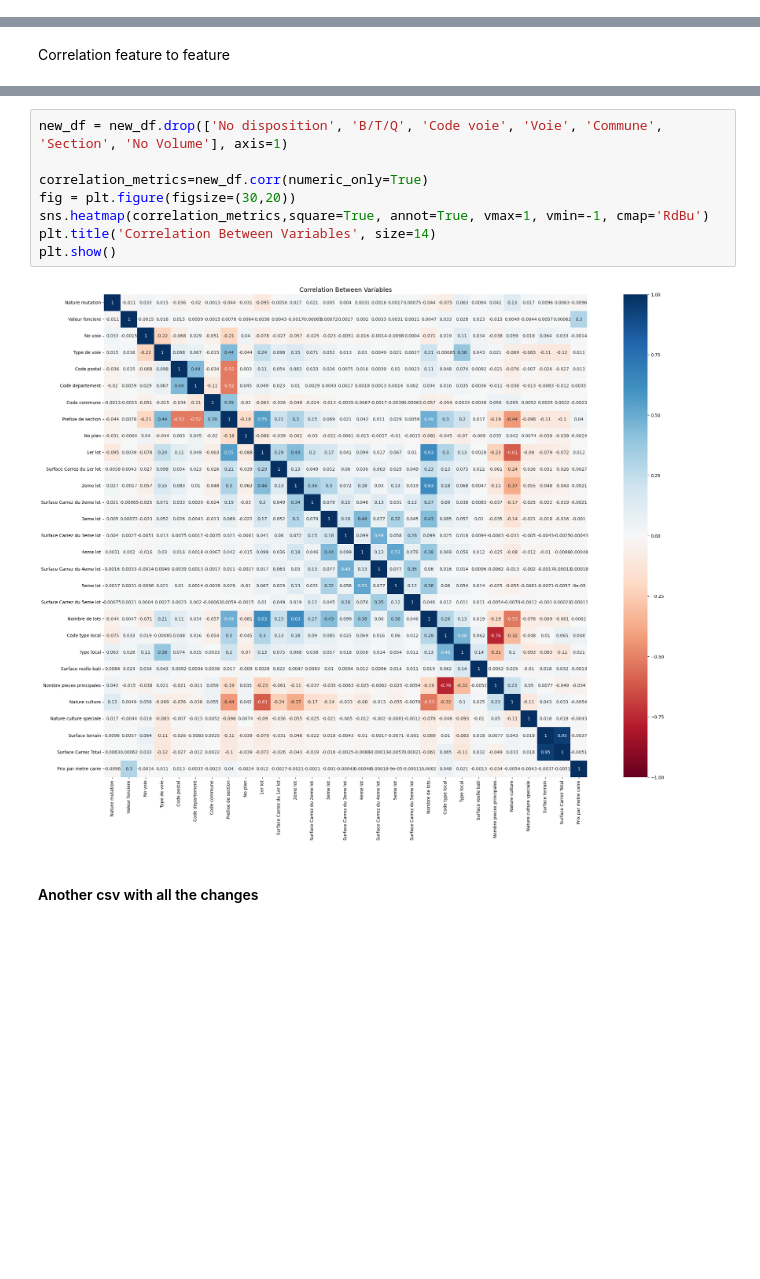
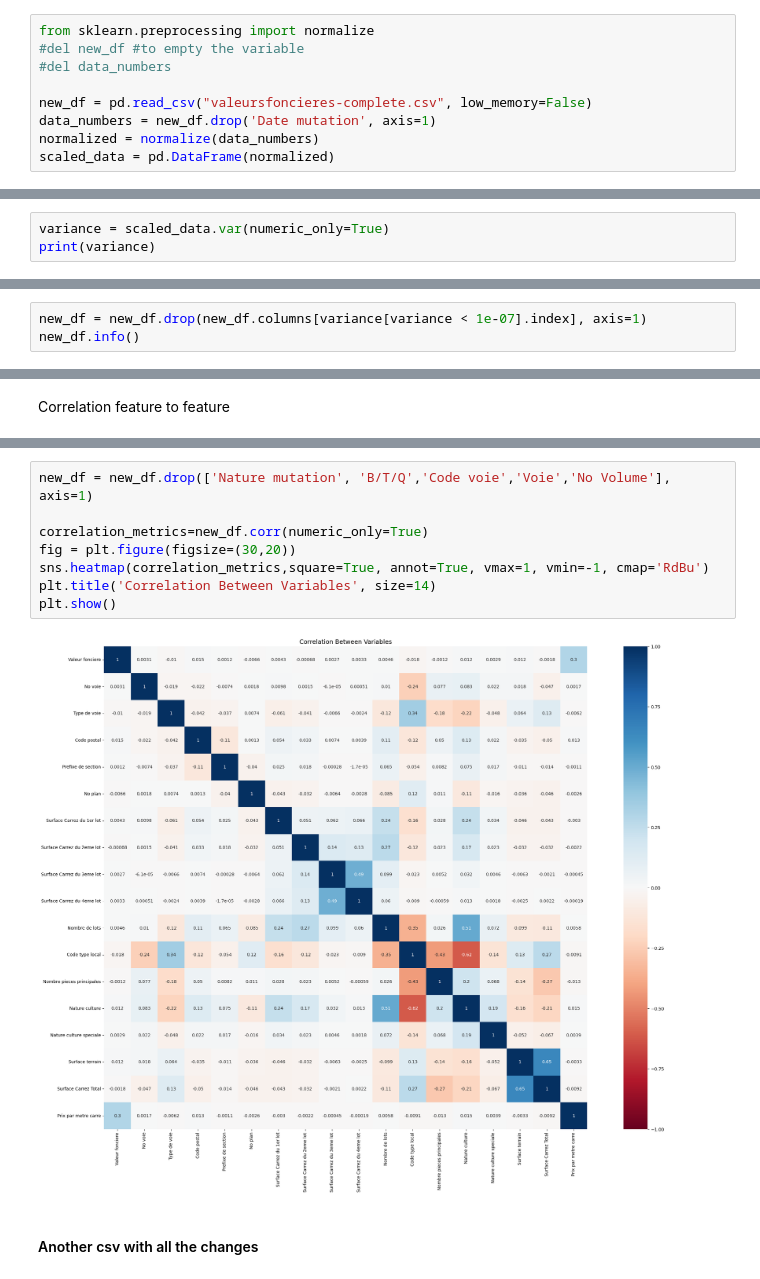
Before and after one commit to Siropteur/Mini_Project_DataScience, a Jupyter notebook: Main.ipynb, the cells around one changed output, grey strips where cells are left out. Cells and saved outputs as stored; diff of their text form; blank space fills up the shorter version.

```diff
--- a/Main.ipynb
+++ b/Main.ipynb
@@ -236,0 +321,9 @@ See the caveats in the documentation: https://pandas.pydata.org/pandas-docs/stab
+# %%
+from sklearn.preprocessing import normalize
+#del new_df #to empty the variable
+#del data_numbers
+
+new_df = pd.read_csv("valeursfoncieres-complete.csv", low_memory=False)
+data_numbers = new_df.drop('Date mutation', axis=1)
+normalized = normalize(data_numbers)
+scaled_data = pd.DataFrame(normalized)
@@ -236,0 +332,3 @@ See the caveats in the documentation: https://pandas.pydata.org/pandas-docs/stab
+# %%
+variance = scaled_data.var(numeric_only=True)
+print(variance)
@@ -236,0 +355,3 @@ See the caveats in the documentation: https://pandas.pydata.org/pandas-docs/stab
+# %%
+new_df = new_df.drop(new_df.columns[variance[variance < 1e-07].index], axis=1)
+new_df.info()
@@ -249,13 +403,13 @@ plt.show()
 # %%
-new_df = new_df.drop(['No disposition', 'B/T/Q', 'Code voie', 'Voie', 'Commune', 'Section', 'No Volume'], axis=1)
+new_df = new_df.drop(['Nature mutation', 'B/T/Q','Code voie','Voie','No Volume'], axis=1)
 
 correlation_metrics=new_df.corr(numeric_only=True)
 fig = plt.figure(figsize=(30,20))
 sns.heatmap(correlation_metrics,square=True, annot=True, vmax=1, vmin=-1, cmap='RdBu')
 plt.title('Correlation Between Variables', size=14)
 plt.show()
 # %% [output]
-[figure, old version]
+[figure, new version]
 # %% [markdown]
 #### Another csv with all the changes
 # %%
```
Also changed, not shown: parts of 42 cells of this notebook.
